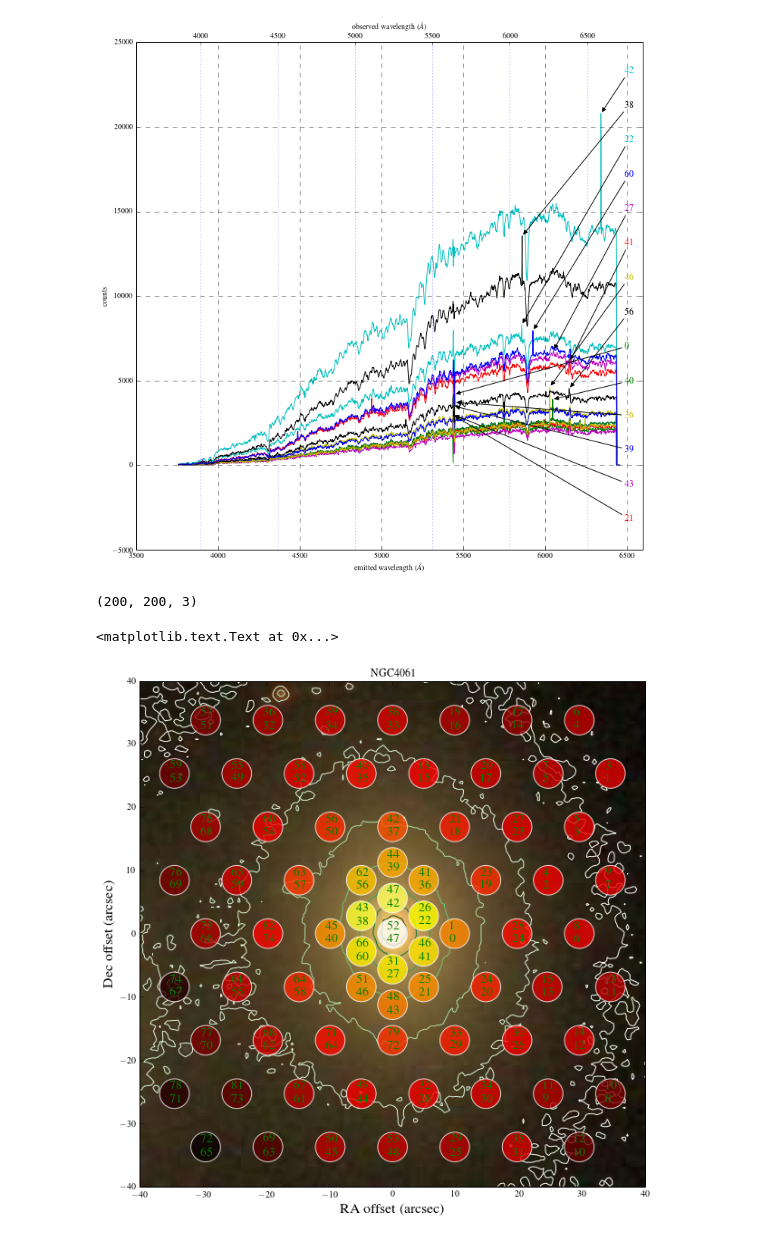
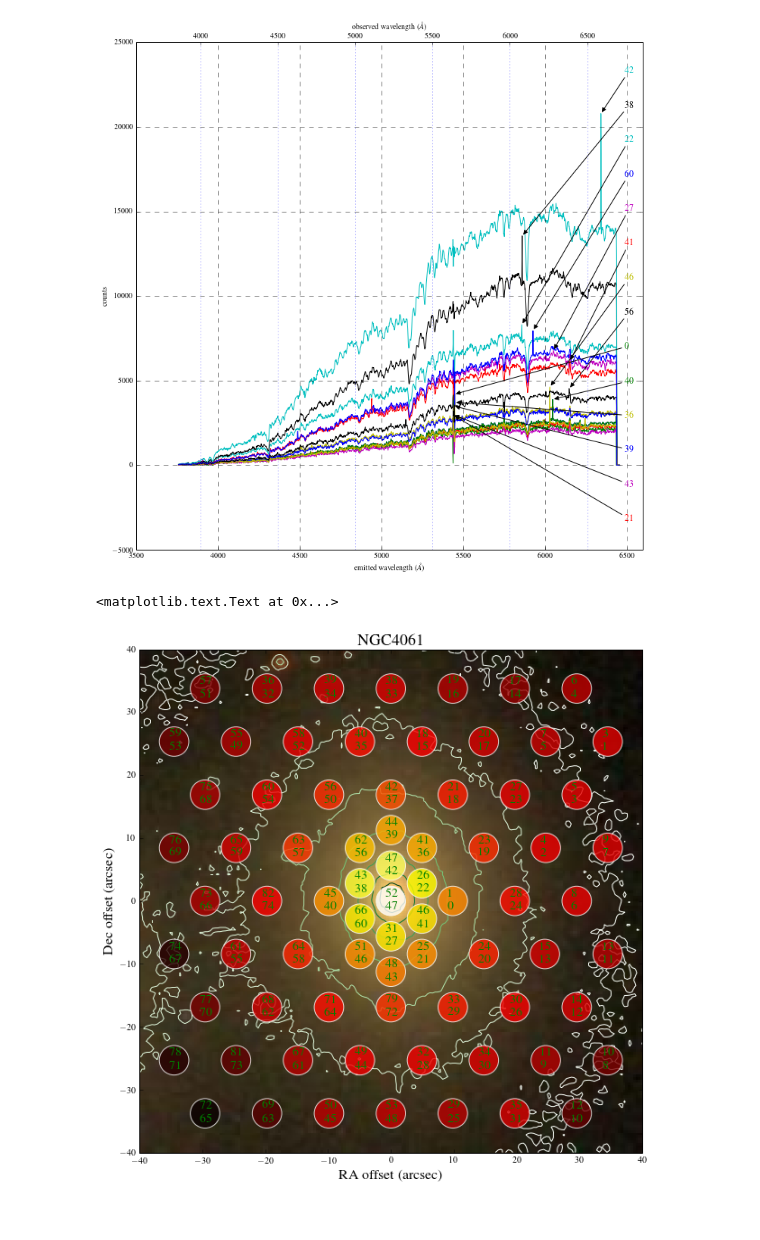
Before and after one commit to zpace/SparsePak-SFH, a Jupyter notebook: spectra_NGC4061.ipynb, the cells around one changed output. Drawn from its saved outputs; the diff is of its cells as text; code cells hidden in the pictures.

```diff
--- a/spectra_NGC4061.ipynb
+++ b/spectra_NGC4061.ipynb
@@ -292,35 +288,33 @@ plt.subplots_adjust(hspace=0.1)
 #try mapping the log of total light onto an IFU fiber diagram
 fig= plt.figure(figsize=(10,10), dpi=400)
 
 #you can get custom-sized images at http://skyserver.sdss3.org/dr10/en/tools/chart/image.aspx
 #explore at http://skyserver.sdss3.org/dr10/en/tools/explore/default.aspx
 
 im=mpimg.imread(objname + '.png')
-print shape(im)
 x = y = np.linspace(-40., 40., shape(im)[0])
 X, Y = np.meshgrid(x, y)
 galim = plt.imshow(im, extent = [-40, 40, -40, 40], origin = 'lower', interpolation = 'nearest', zorder = 0)
 
 total_light = np.sum(ifu, axis=1)
 fibers.sort(['row'])
 
 plt.contour(X, Y, im.sum(axis = -1), zorder = 1, cmap = 'Greens')
 
 #print fibers
 
 circles(fibers['ra'][fibers['sky'] != 1], fibers['dec'][fibers['sky'] != 1], s = fibersize/2, c = np.log(total_light), edgecolor = 'w', alpha = 0.8, cmap = 'hot', zorder = 2)
 for row in fibers:
     if row['sky']!=1:
         plt.text(row['ra']-.85, row['dec']-1.25, s=str(row['fiber']) + '\n' + str(row['row']), color = 'g', size = 14, zorder = 3)
 
 plt.xlim([-40, 40])
 plt.ylim([-40, 40])
 plt.xlabel('RA offset (arcsec)', fontsize = 16)
 plt.ylabel('Dec offset (arcsec)', fontsize = 16)
-plt.title(objname)
+plt.title(objname, fontsize=18)
 
 #this is the correct way to do this!
 # %% [output]
-(200, 200, 3)
+<matplotlib.text.Text at 0x...>
-<matplotlib.text.Text at 0x...>
-[figure, old version]
+[figure, new version]
```
Also changed, not shown: parts of 1 cell of this notebook, 8 other files.
